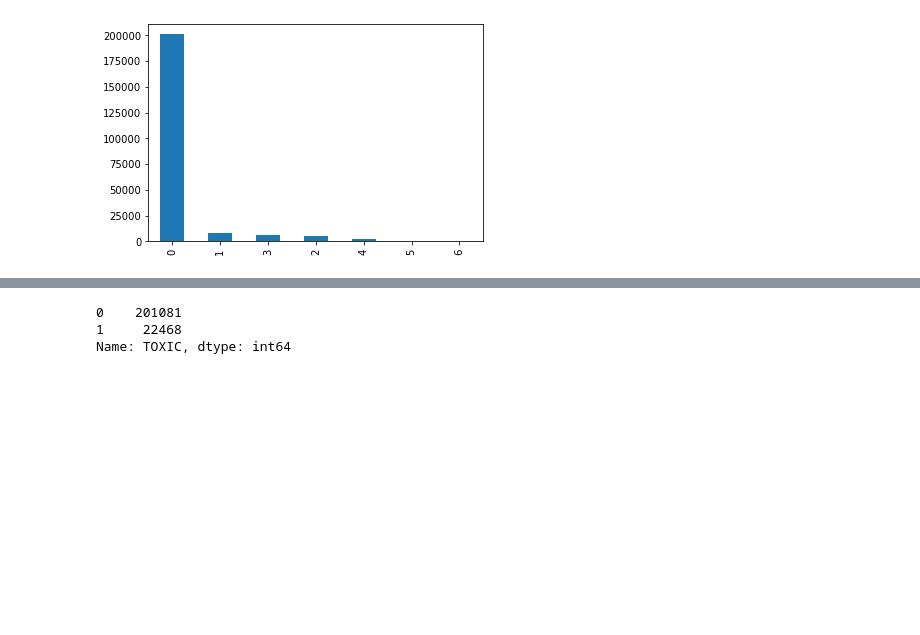
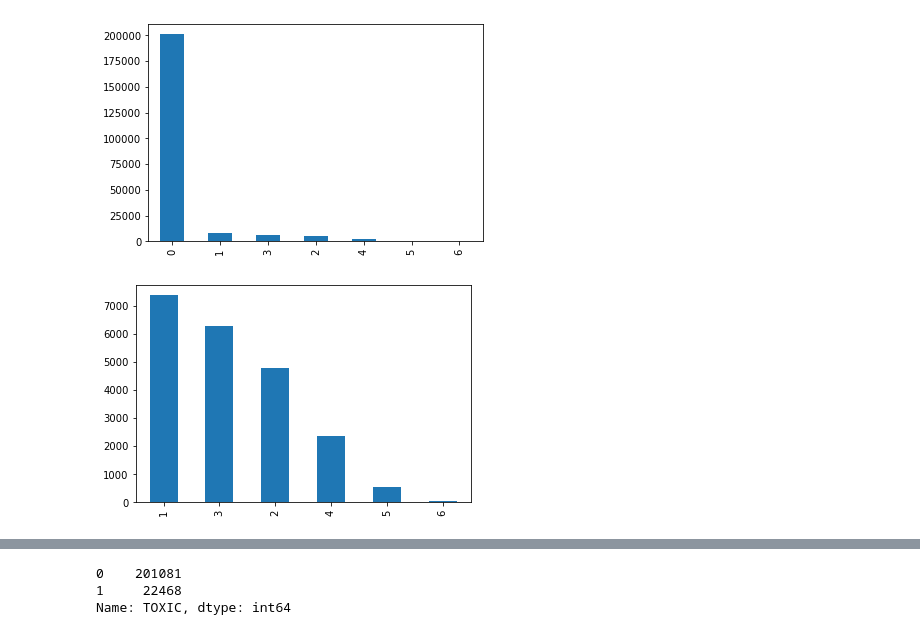
Before and after one commit to francescogemignani/Toxic-Comments-Classification-Challenge, a Jupyter notebook: EDA.ipynb, the cells around one changed output, grey strips where cells are left out. Cells and saved outputs as stored; diff of their text form; code cells hidden in the pictures; blank space fills up the shorter version.

```diff
--- a/EDA.ipynb
+++ b/EDA.ipynb
@@ -114,3 +115,9 @@ rowSums.value_counts().plot(kind='bar')
 plt.show()
 # %% [output]
 [figure]
+# %%
+rowSums = df[df['toxic']==1].iloc[:,2:].sum(axis=1)
+rowSums.value_counts().plot(kind='bar')
+plt.show()
+# %% [output]
+[figure, added]
```
Also changed, not shown: parts of 8 cells of this notebook.
